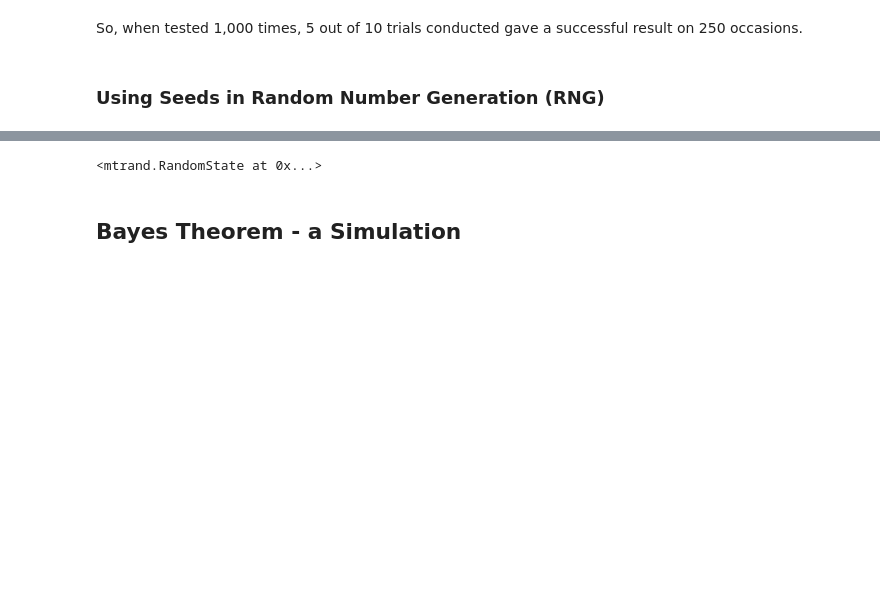
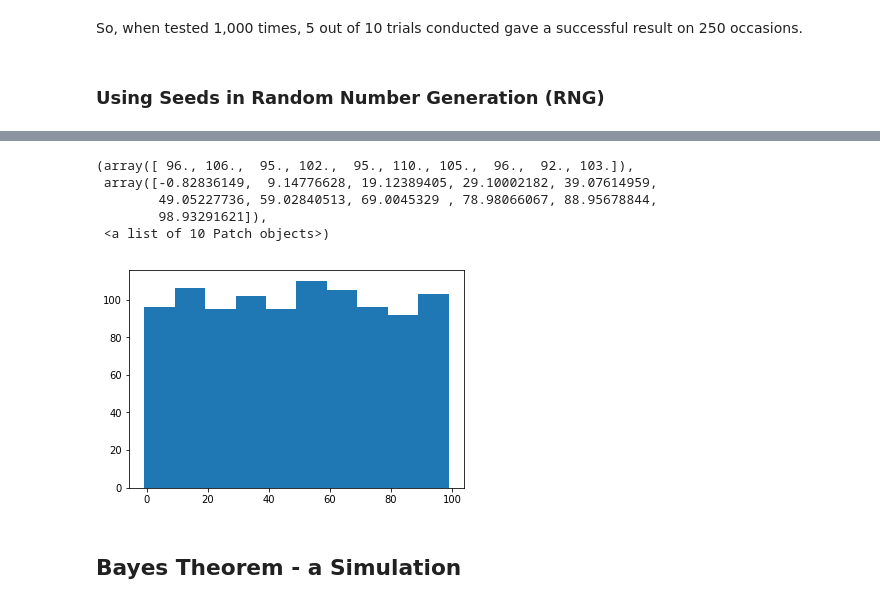
Before and after one commit to Aqua5lad/numpy-random-assignment, a Jupyter notebook: numpy-random.ipynb, the cells around one changed output, grey strips where cells are left out. Cells and saved outputs as stored; diff of their text form; code cells hidden in the pictures; blank space fills up the shorter version.

```diff
--- a/numpy-random.ipynb
+++ b/numpy-random.ipynb
@@ -224,10 +206,16 @@ To initiate a random number sequence a 'seed' value is required. Typically this
 # %%
 import numpy as np
-# %%
-z = np.random.RandomState([4])
-z
-# %% [output]
-<mtrand.RandomState at 0x...>
+# %%
+# The sample size is 1000 and all values are within the given interval of >= -1 and 99.
+s = np.random.uniform(-1,99,1000)
+plt.hist(s)
+# %% [output]
+(array([ 96., 106.,  95., 102.,  95., 110., 105.,  96.,  92., 103.]),
+ array([-0.82836149,  9.14776628, 19.12389405, 29.10002182, 39.07614959,
+        49.05227736, 59.02840513, 69.0045329 , 78.98066067, 88.95678844,
+        98.93291621]),
+ <a list of 10 Patch objects>)
+[figure, added]
 # %% [markdown]
 ## Bayes Theorem - a Simulation
 # %%
```
Also changed, not shown: parts of 13 cells of this notebook.
